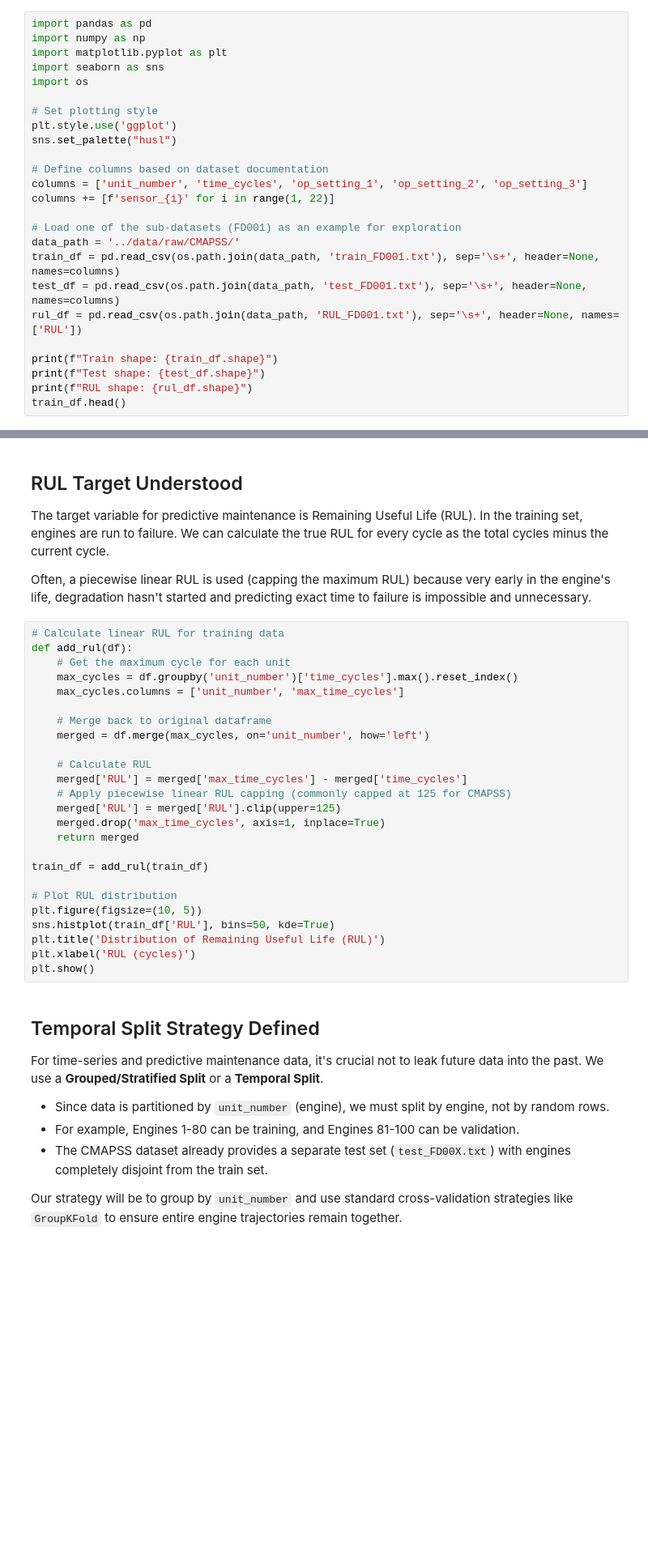
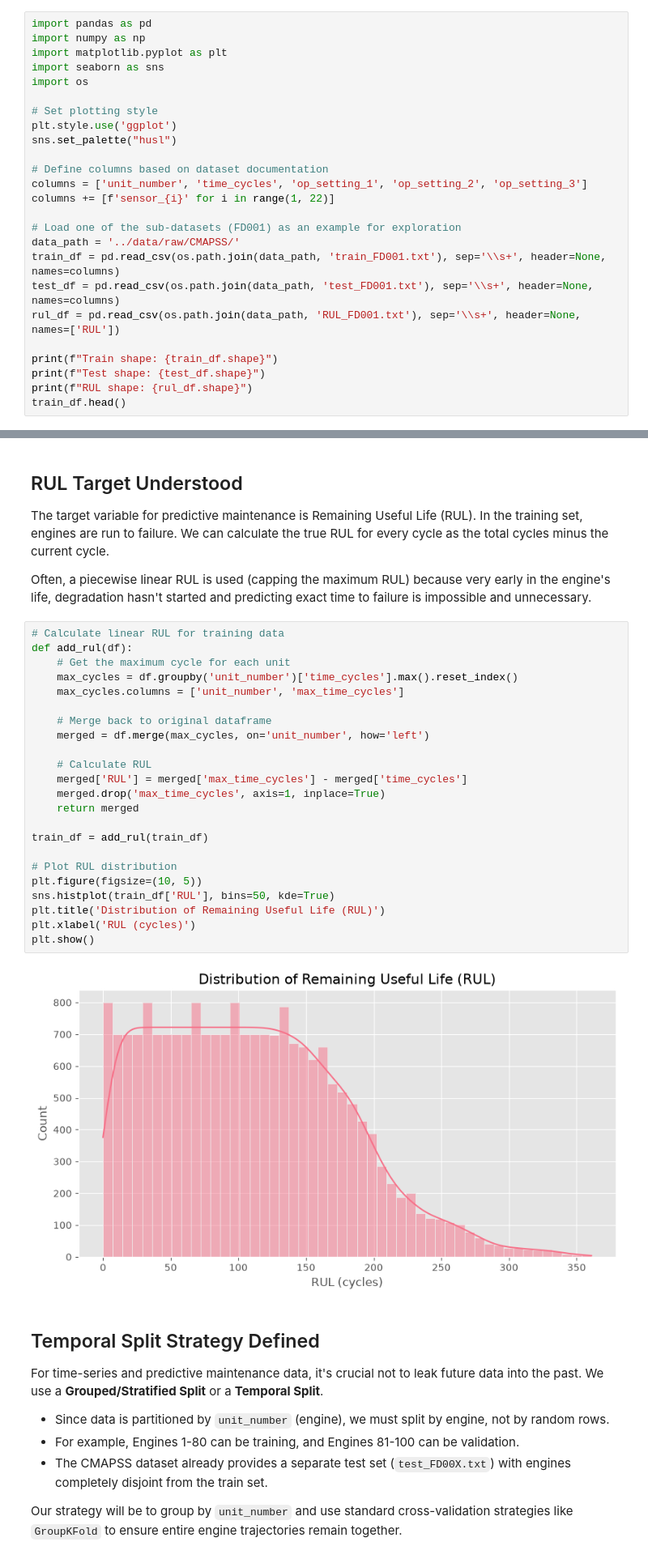
Before and after one commit to HasnatKhan010/prognostix-ml, a Jupyter notebook: notebooks/01_data_understanding.ipynb, the cells around one changed output, grey strips where cells are left out. Shown at 81% size. Drawn from its saved outputs; the diff is of its cells as text; blank space fills up the shorter version.

```diff
--- a/notebooks/01_data_understanding.ipynb
+++ b/notebooks/01_data_understanding.ipynb
@@ -19,9 +19,9 @@ columns += [f'sensor_{i}' for i in range(1, 22)]
 
 # Load one of the sub-datasets (FD001) as an example for exploration
 data_path = '../data/raw/CMAPSS/'
-train_df = pd.read_csv(os.path.join(data_path, 'train_FD001.txt'), sep='\s+', header=None, names=columns)
-test_df = pd.read_csv(os.path.join(data_path, 'test_FD001.txt'), sep='\s+', header=None, names=columns)
-rul_df = pd.read_csv(os.path.join(data_path, 'RUL_FD001.txt'), sep='\s+', header=None, names=['RUL'])
+train_df = pd.read_csv(os.path.join(data_path, 'train_FD001.txt'), sep='\\s+', header=None, names=columns)
+test_df = pd.read_csv(os.path.join(data_path, 'test_FD001.txt'), sep='\\s+', header=None, names=columns)
+rul_df = pd.read_csv(os.path.join(data_path, 'RUL_FD001.txt'), sep='\\s+', header=None, names=['RUL'])
 
 print(f"Train shape: {train_df.shape}")
 print(f"Test shape: {test_df.shape}")
@@ -107,28 +147,28 @@ Often, a piecewise linear RUL is used (capping the maximum RUL) because very ear
 # %%
 # Calculate linear RUL for training data
 def add_rul(df):
     # Get the maximum cycle for each unit
     max_cycles = df.groupby('unit_number')['time_cycles'].max().reset_index()
     max_cycles.columns = ['unit_number', 'max_time_cycles']
 
     # Merge back to original dataframe
     merged = df.merge(max_cycles, on='unit_number', how='left')
 
     # Calculate RUL
     merged['RUL'] = merged['max_time_cycles'] - merged['time_cycles']
-    # Apply piecewise linear RUL capping (commonly capped at 125 for CMAPSS)
-    merged['RUL'] = merged['RUL'].clip(upper=125)
     merged.drop('max_time_cycles', axis=1, inplace=True)
     return merged
 
 train_df = add_rul(train_df)
 
 # Plot RUL distribution
 plt.figure(figsize=(10, 5))
 sns.histplot(train_df['RUL'], bins=50, kde=True)
 plt.title('Distribution of Remaining Useful Life (RUL)')
 plt.xlabel('RUL (cycles)')
 plt.show()
+# %% [output]
+[figure, added]
 # %% [markdown]
 ## Temporal Split Strategy Defined
 
```
Also changed, not shown: parts of 7 cells of this notebook, 6 other files.
